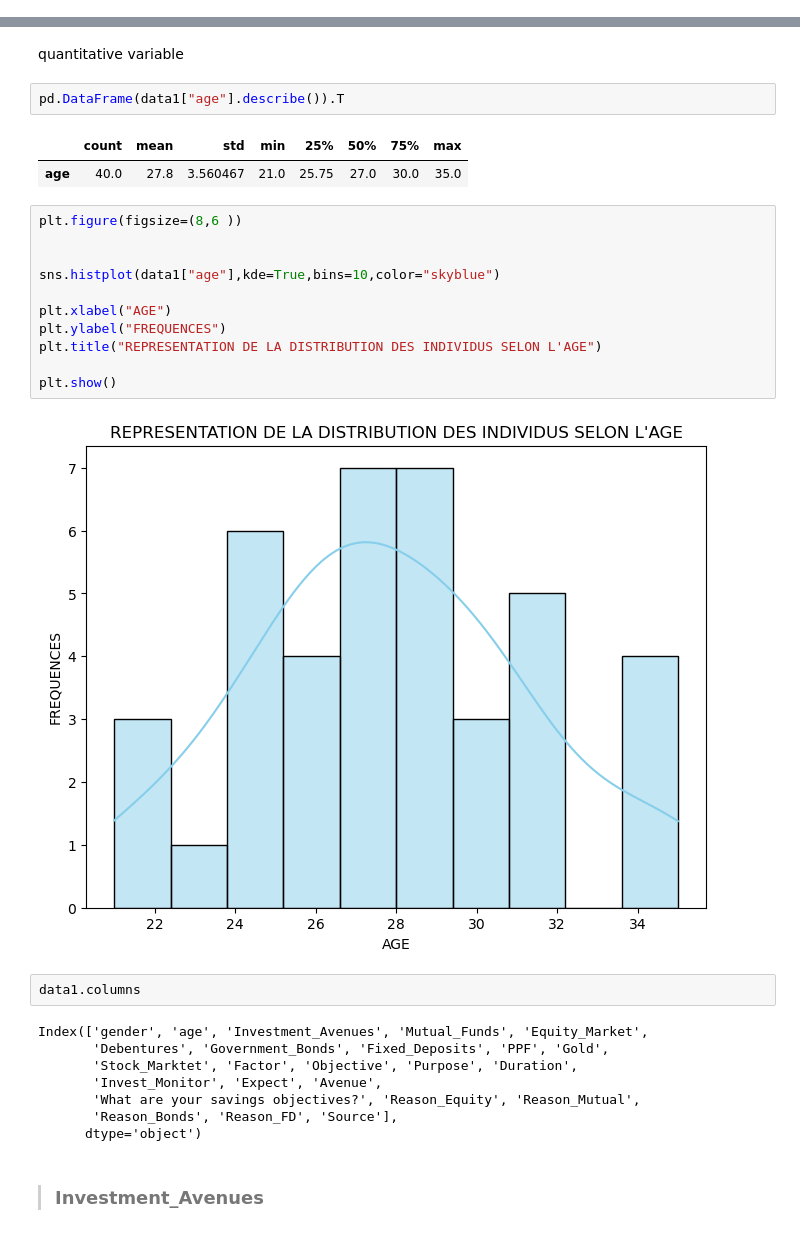
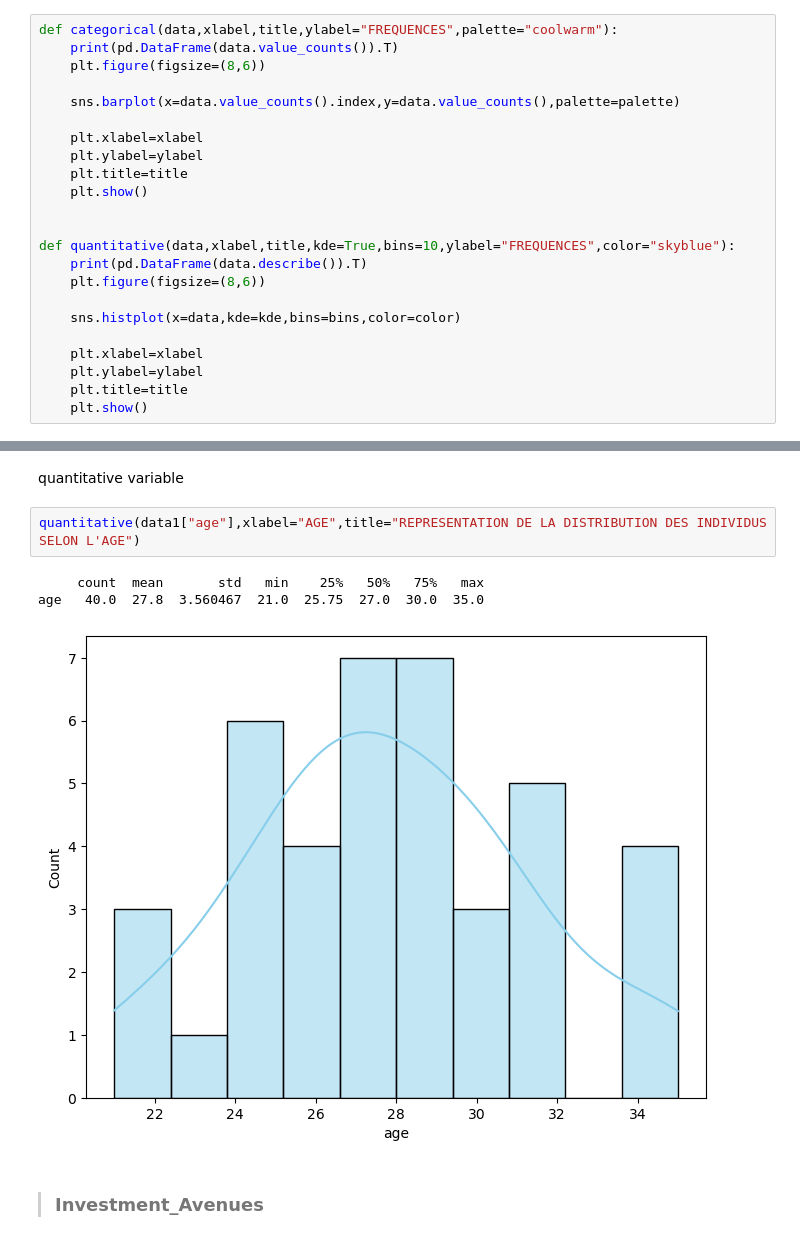
Before and after one commit to JODRAFF9/data-analysis-project1, a Jupyter notebook: scripts/script1.ipynb, the cells around one changed output, grey strips where cells are left out. Drawn from its saved outputs; the diff is of its cells as text.

```diff
--- a/scripts/script1.ipynb
+++ b/scripts/script1.ipynb
@@ -92,3 +166,26 @@ there isn't NA values
+# %%
+def categorical(data,xlabel,title,ylabel="FREQUENCES",palette="coolwarm"):
+    print(pd.DataFrame(data.value_counts()).T)
+    plt.figure(figsize=(8,6))
+
+    sns.barplot(x=data.value_counts().index,y=data.value_counts(),palette=palette)
+
+    plt.xlabel=xlabel
+    plt.ylabel=ylabel
+    plt.title=title
+    plt.show()
+
+
+def quantitative(data,xlabel,title,kde=True,bins=10,ylabel="FREQUENCES",color="skyblue"):
+    print(pd.DataFrame(data.describe()).T)
+    plt.figure(figsize=(8,6))
+
+    sns.histplot(x=data,kde=kde,bins=bins,color=color)
+
+    plt.xlabel=xlabel
+    plt.ylabel=ylabel
+    plt.title=title
+    plt.show()
 # %% [markdown]
 > ### GENDER
 # %% [markdown]
@@ -123,34 +203,12 @@ Passing `palette` without assigning `hue` is deprecated and will be removed in v
 > ### AGE
 # %% [markdown]
 quantitative variable
-# %%
-pd.DataFrame(data1["age"].describe()).T
-# %% [output]
-|  | count | mean | std | min | 25% | 50% | 75% | max |
-| age | 40.0 | 27.8 | 3.560467 | 21.0 | 25.75 | 27.0 | 30.0 | 35.0 |
 # %%
-plt.figure(figsize=(8,6 ))
-
-
-sns.histplot(data1["age"],kde=True,bins=10,color="skyblue")
-
-plt.xlabel("AGE")
-plt.ylabel("FREQUENCES")
-plt.title("REPRESENTATION DE LA DISTRIBUTION DES INDIVIDUS SELON L'AGE")
-
-plt.show()
+quantitative(data1["age"],xlabel="AGE",title="REPRESENTATION DE LA DISTRIBUTION DES INDIVIDUS SELON L'AGE")
 # %% [output]
+     count  mean       std   min    25%   50%   75%   max
+age   40.0  27.8  3.560467  21.0  25.75  27.0  30.0  35.0
-[figure, old version]
+[figure, new version]
-# %%
-data1.columns
-# %% [output]
-Index(['gender', 'age', 'Investment_Avenues', 'Mutual_Funds', 'Equity_Market',
-       'Debentures', 'Government_Bonds', 'Fixed_Deposits', 'PPF', 'Gold',
-       'Stock_Marktet', 'Factor', 'Objective', 'Purpose', 'Duration',
-       'Invest_Monitor', 'Expect', 'Avenue',
-       'What are your savings objectives?', 'Reason_Equity', 'Reason_Mutual',
-       'Reason_Bonds', 'Reason_FD', 'Source'],
-      dtype='object')
 # %% [markdown]
 > ### Investment_Avenues
 # %% [markdown]
```
Also changed, not shown: parts of 12 cells of this notebook.
